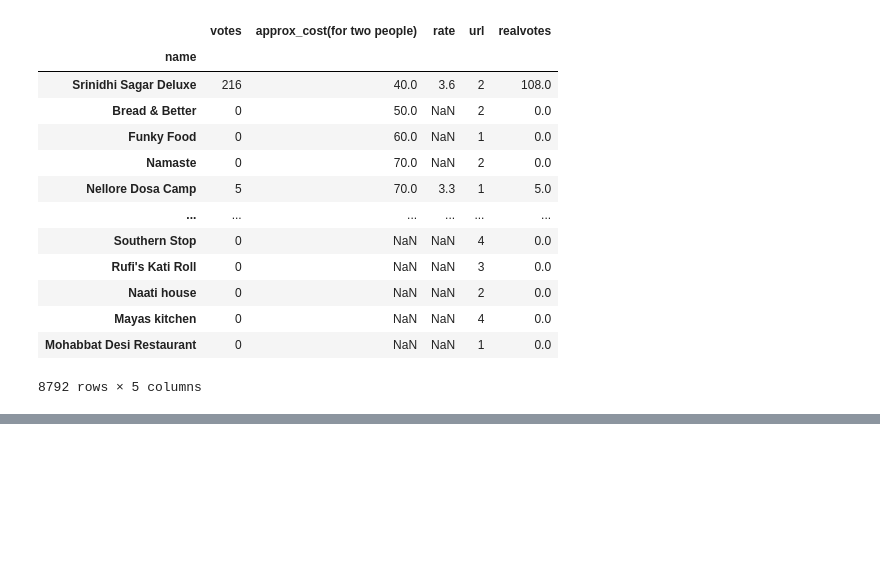
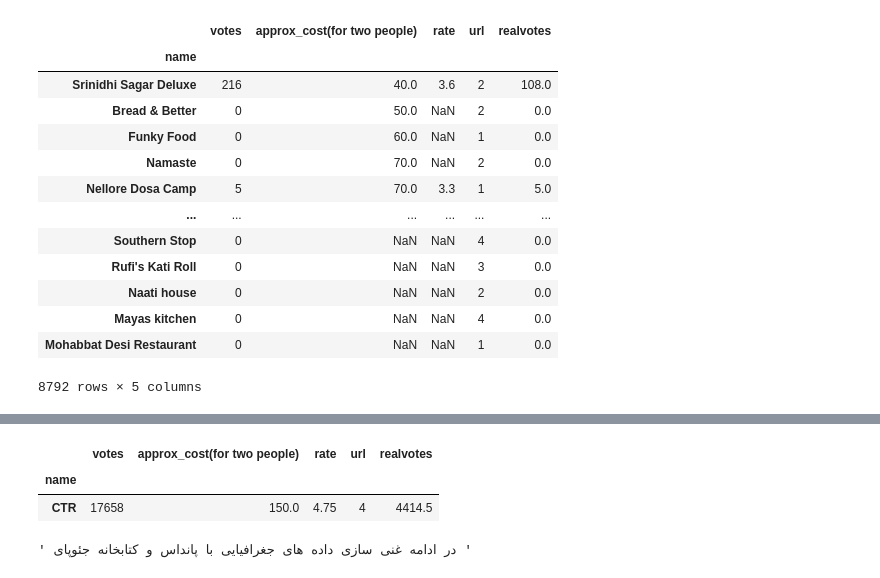
Before and after one commit to mrahmadi64/Pandas_Learning, a Jupyter notebook: PanadsLearning.ipynb, the cells around one changed output, grey strips where cells are left out. Cells and saved outputs as stored; diff of their text form; code cells hidden in the pictures; blank space fills up the shorter version.

```diff
--- a/PanadsLearning.ipynb
+++ b/PanadsLearning.ipynb
@@ -838,0 +879,10 @@ popular
+# %%
+return_best_rest(2000,200,4.5) # خواستم ووت بیشتر از 2000 باشدو کاست کمتر از 200 باشد و ریت بیشتر از 4.5 باشد که با این ورودی به من پیشنهاد دهد
+# %% [output]
+|  | votes | approx_cost(for two people) | rate | url | realvotes |
+| name |  |  |  |  |  |
+| CTR | 17658 | 150.0 | 4.75 | 4 | 4414.5 |
+# %%
+""" در ادامه غنی سازی داده های جغرافیایی با پانداس و کتابخانه جئوپای """
+# %% [output]
+' در ادامه غنی سازی داده های جغرافیایی با پانداس و کتابخانه جئوپای '
```
Also changed, not shown: parts of 8 cells of this notebook.
